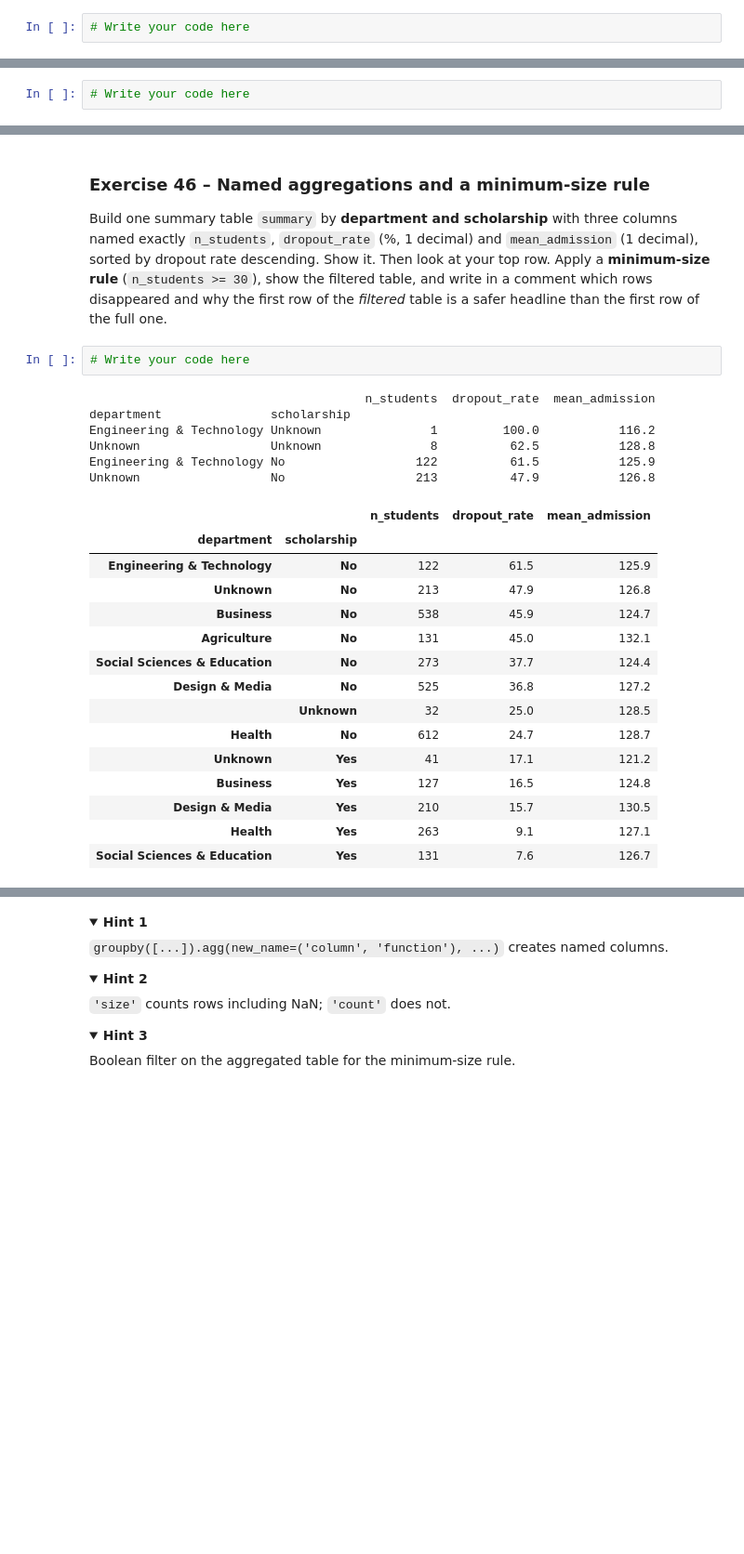
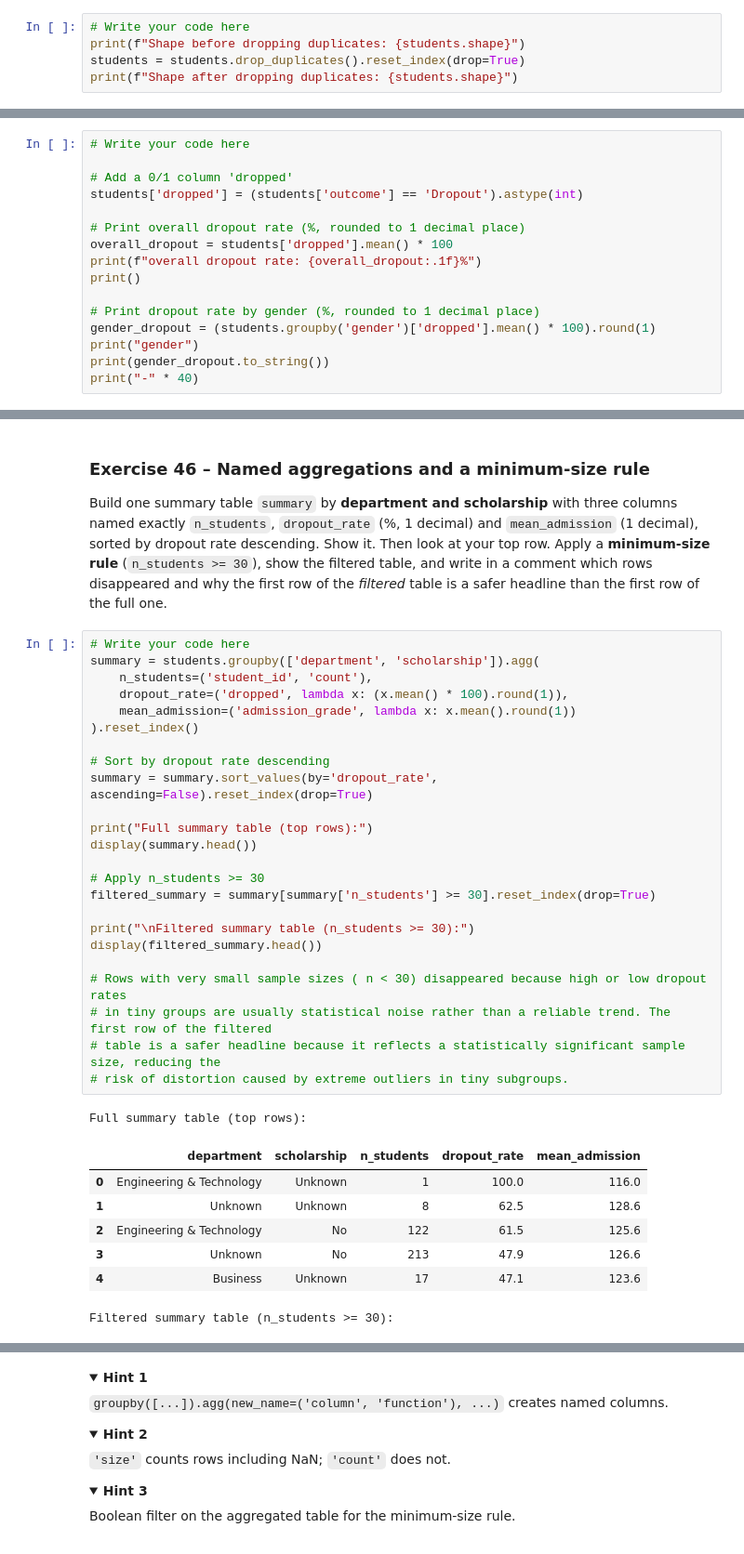
Before and after one commit to OrangeBoop/Lab02, a Jupyter notebook: 02_DS_Lab_NumPy_Pandas_Students.ipynb, the cells around one changed output, grey strips where cells are left out. Shown at 93% size. Cells and saved outputs as stored; diff of their text form; folded sections open; blank space fills up the shorter version.

```diff
--- a/02_DS_Lab_NumPy_Pandas_Students.ipynb
+++ b/02_DS_Lab_NumPy_Pandas_Students.ipynb
@@ -929,4 +962,7 @@ Without `dayfirst=True`, `08/09/2019` becomes August 9: the month histogram will
 How many **exact duplicate rows** are there? Remove them (keep the first occurrence), reset the index, and print the shape before and after.
 # %%
 # Write your code here
+print(f"Shape before dropping duplicates: {students.shape}")
+students = students.drop_duplicates().reset_index(drop=True)
+print(f"Shape after dropping duplicates: {students.shape}")
 # %% [output]
@@ -1073,5 +1192,19 @@ An `inner` join would silently drop those students – that is why we check firs
 First add a 0/1 column **`dropped`** (1 if `outcome == 'Dropout'`) – every later exercise uses it. Then print the overall dropout rate (%, 1 decimal) and the dropout rate by `gender`.
 # %%
 # Write your code here
+
+# Add a 0/1 column 'dropped'
+students['dropped'] = (students['outcome'] == 'Dropout').astype(int)
+
+# Print overall dropout rate (%, rounded to 1 decimal place)
+overall_dropout = students['dropped'].mean() * 100
+print(f"overall dropout rate: {overall_dropout:.1f}%")
+print()
+
+# Print dropout rate by gender (%, rounded to 1 decimal place)
+gender_dropout = (students.groupby('gender')['dropped'].mean() * 100).round(1)
+print("gender")
+print(gender_dropout.to_string())
+print("-" * 40)
 # %% [output]
 overall dropout rate: 32.0%
@@ -1092,25 +1227,34 @@ Build one summary table `summary` by **department and scholarship** with three c
 Then look at your top row. Apply a **minimum-size rule** (`n_students >= 30`), show the filtered table, and write in a comment which rows disappeared and why the first row of the *filtered* table is a safer headline than the first row of the full one.
 # %%
 # Write your code here
+summary = students.groupby(['department', 'scholarship']).agg(
+    n_students=('student_id', 'count'),
+    dropout_rate=('dropped', lambda x: (x.mean() * 100).round(1)),
+    mean_admission=('admission_grade', lambda x: x.mean().round(1))
+).reset_index()
+
+# Sort by dropout rate descending
+summary = summary.sort_values(by='dropout_rate', ascending=False).reset_index(drop=True)
+
+print("Full summary table (top rows):")
+display(summary.head())
+
+# Apply n_students >= 30
+filtered_summary = summary[summary['n_students'] >= 30].reset_index(drop=True)
+
+print("\nFiltered summary table (n_students >= 30):")
+display(filtered_summary.head())
+
+# Rows with very small sample sizes ( n < 30) disappeared because high or low dropout rates
+# in tiny groups are usually statistical noise rather than a reliable trend. The first row of the filtered
+# table is a safer headline because it reflects a statistically significant sample size, reducing the
+# risk of distortion caused by extreme outliers in tiny subgroups.
 # %% [output]
-                                      n_students  dropout_rate  mean_admission
-department               scholarship
-Engineering & Technology Unknown               1         100.0           116.2
-Unknown                  Unknown               8          62.5           128.8
-Engineering & Technology No                  122          61.5           125.9
-Unknown                  No                  213          47.9           126.8
+Full summary table (top rows):
-|  |  | n_students | dropout_rate | mean_admission |
-| department | scholarship |  |  |  |
-| Engineering & Technology | No | 122 | 61.5 | 125.9 |
-| Unknown | No | 213 | 47.9 | 126.8 |
-| Business | No | 538 | 45.9 | 124.7 |
-| Agriculture | No | 131 | 45.0 | 132.1 |
-| Social Sciences & Education | No | 273 | 37.7 | 124.4 |
-| Design & Media | No | 525 | 36.8 | 127.2 |
-|  | Unknown | 32 | 25.0 | 128.5 |
-| Health | No | 612 | 24.7 | 128.7 |
-| Unknown | Yes | 41 | 17.1 | 121.2 |
-| Business | Yes | 127 | 16.5 | 124.8 |
-| Design & Media | Yes | 210 | 15.7 | 130.5 |
-| Health | Yes | 263 | 9.1 | 127.1 |
-| Social Sciences & Education | Yes | 131 | 7.6 | 126.7 |
+|  | department | scholarship | n_students | dropout_rate | mean_admission |
+| 0 | Engineering & Technology | Unknown | 1 | 100.0 | 116.0 |
+| 1 | Unknown | Unknown | 8 | 62.5 | 128.6 |
+| 2 | Engineering & Technology | No | 122 | 61.5 | 125.6 |
+| 3 | Unknown | No | 213 | 47.9 | 126.6 |
+| 4 | Business | Unknown | 17 | 47.1 | 123.6 |
+Filtered summary table (n_students >= 30):
```
Also changed, not shown: parts of 16 cells of this notebook.
